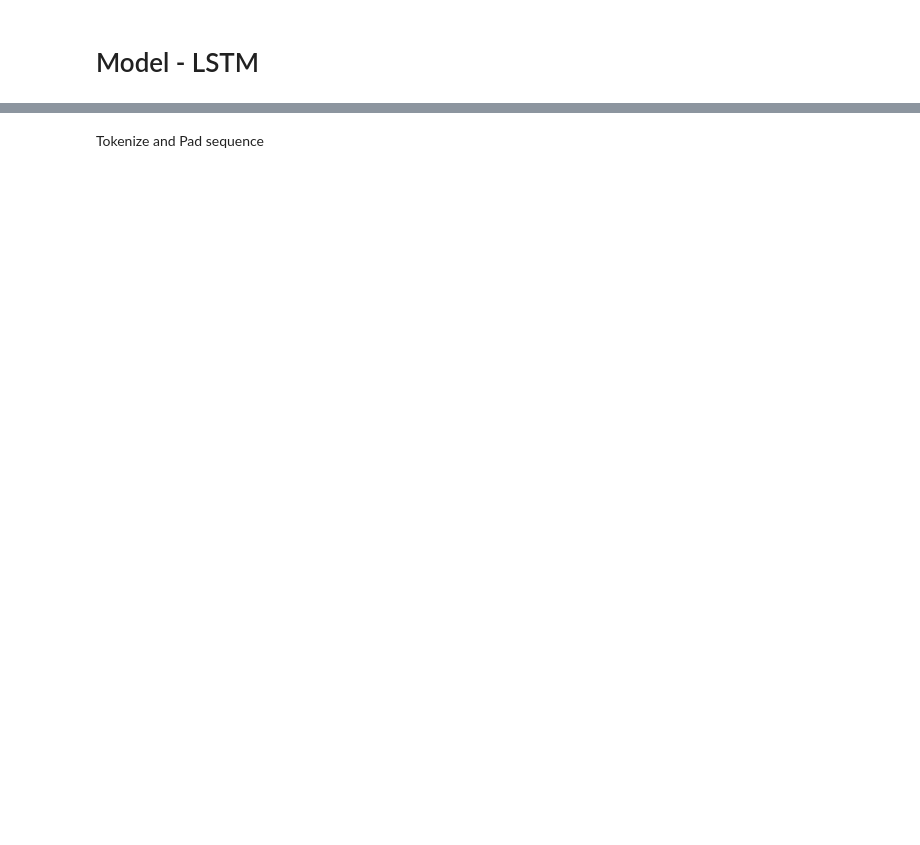
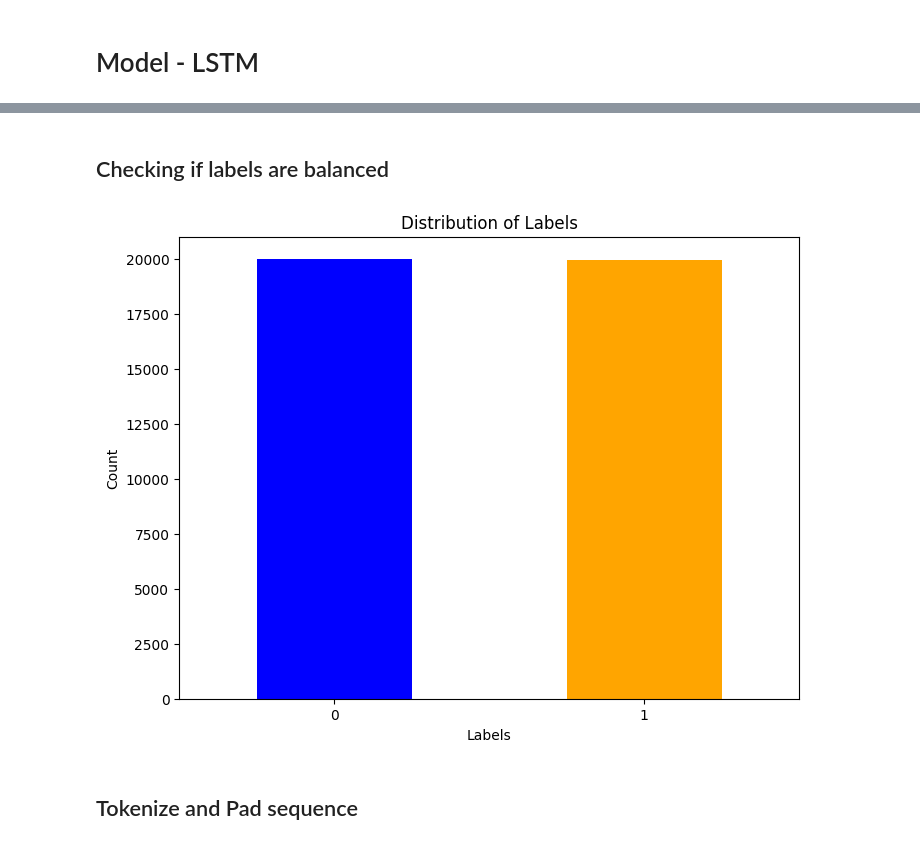
Before and after one commit to Paulsh3rin/AML_Assignment-2, a Jupyter notebook: LSTM.ipynb, the cells around one changed output, grey strips where cells are left out. Saved outputs shown, nothing was run; the diff lists cells and outputs as text; code cells hidden in the pictures; blank space fills up the shorter version.

```diff
--- a/LSTM.ipynb
+++ b/LSTM.ipynb
@@ -20,15 +23,19 @@ Cleaning text data
-# %%
-import re
-
-def clean_text(text):
-    text = re.sub(r'<.*?>', '', text)  # Remove HTML tags
-    text = re.sub(r'[^a-zA-Z0-9\s]', '', text)  # Remove special characters
-    text = text.lower()  # Convert to lowercase
-    return text
-
-data['text'] = data['text'].apply(clean_text)
+# %% [markdown]
+## Checking if labels are balanced
+# %%
+label_counts= data['label'].value_counts()
+
+plt.figure(figsize=(8, 6))
+label_counts.plot(kind='bar', color=['blue', 'orange'])
+plt.title('Distribution of Labels')
+plt.xlabel('Labels')
+plt.ylabel('Count')
+plt.xticks(rotation=0)
+plt.show()
+# %% [output]
+[figure, added]
 # %% [markdown]
-Tokenize and Pad sequence
+## Tokenize and Pad sequence
 # %%
 from tensorflow.keras.preprocessing.text import Tokenizer
 from tensorflow.keras.preprocessing.sequence import pad_sequences
```
Also changed, not shown: parts of 25 cells of this notebook.
